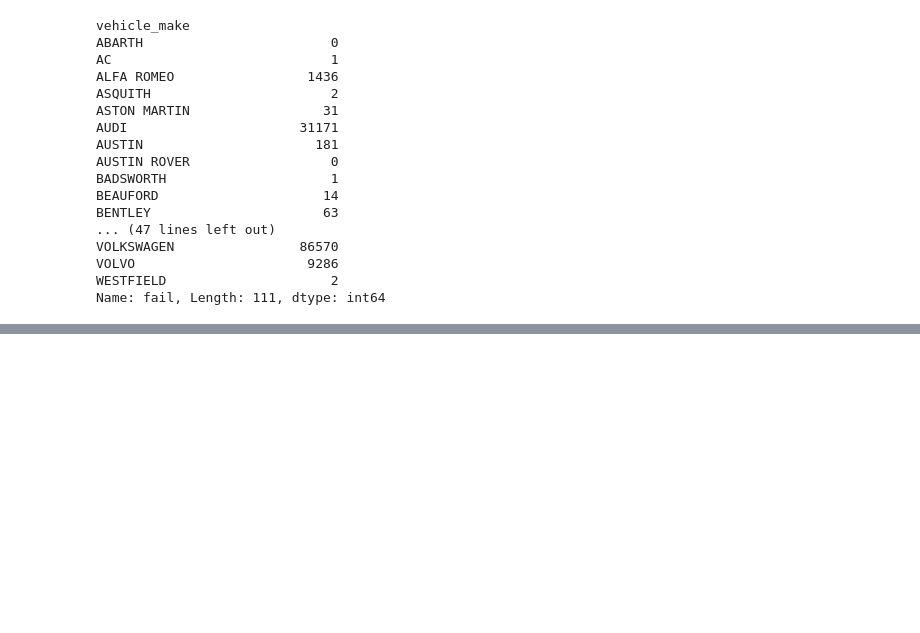
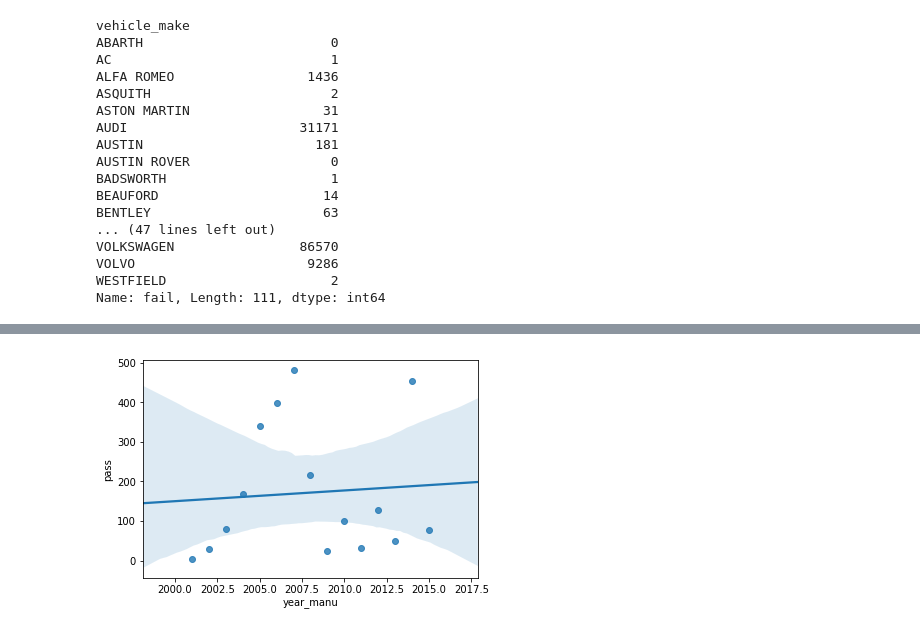
Before and after one commit to bexiturley/Programming-for-Data-Analysis-Project-2019, a Jupyter notebook: nct.ipynb, the cells around one changed output, grey strips where cells are left out. Saved outputs shown, nothing was run; the diff lists cells and outputs as text; code cells hidden in the pictures; blank space fills up the shorter version.

```diff
--- a/nct.ipynb
+++ b/nct.ipynb
@@ -238,0 +300,4 @@ Name: fail, Length: 111, dtype: int64
+# %%
+sns.regplot(x="year_manu", y="pass", data=df2);
+# %% [output]
+[figure, added]
```
Also changed, not shown: parts of 17 cells of this notebook, 3 other files.
